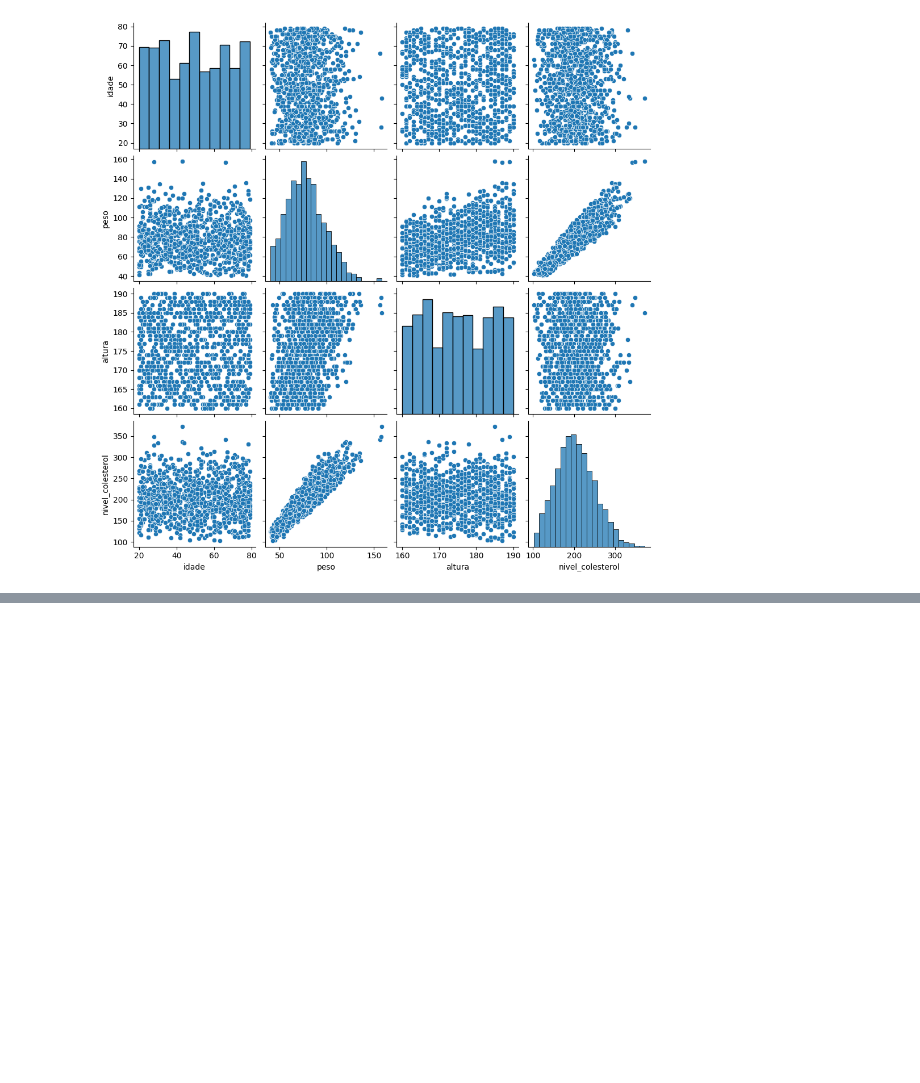
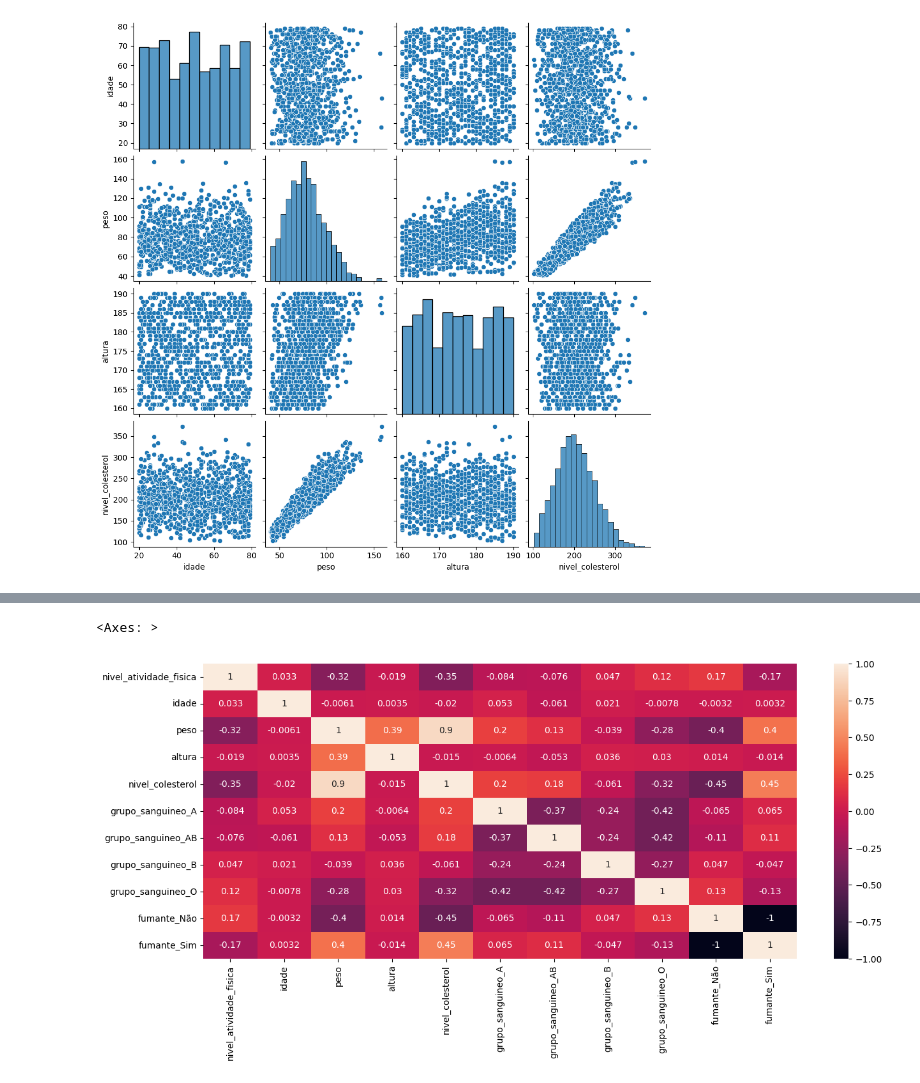
Before and after one commit to marciocamello/ml-multiple-linear-regression, a Jupyter notebook: modelo_colesterol.ipynb, the cells around one changed output, grey strips where cells are left out. Saved outputs shown, nothing was run; the diff lists cells and outputs as text; code cells hidden in the pictures; blank space fills up the shorter version.

Commit message:
Machine learning - Multiple Linear Regression Graphic analasing - correlation

```diff
--- a/modelo_colesterol.ipynb
+++ b/modelo_colesterol.ipynb
@@ -215,3 +215,6 @@ sns.pairplot(df_colesterol_eda)
 # %% [output]
 <seaborn.axisgrid.PairGrid at 0x...>
 [figure]
+# %%
+# Converter variaveis categoricas nominais em numericas, usando One-Hot Encodindo Pandas
+df_colesterol_eda = pd.get_dummies(df_colesterol_eda, columns=['grupo_sanguineo', 'fumante'],dtype='int64')
@@ -217,0 +235,10 @@ sns.pairplot(df_colesterol_eda)
+# %%
+# Converter variavel categorica ordinal em numerica, usando factorize do Pandas
+df_colesterol_eda['nivel_atividade_fisica'] = pd.factorize(df_colesterol_eda.nivel_atividade_fisica)[0] + 1
+# %%
+# Mapa de Calor com Correlacao entre as variaveis
+plt.figure(figsize=(15,6))
+sns.heatmap(df_colesterol_eda.corr(), vmin=-1, vmax=1, annot=True)
+# %% [output]
+<Axes: >
+[figure, added]
```
Also changed, not shown: parts of 4 cells of this notebook.
